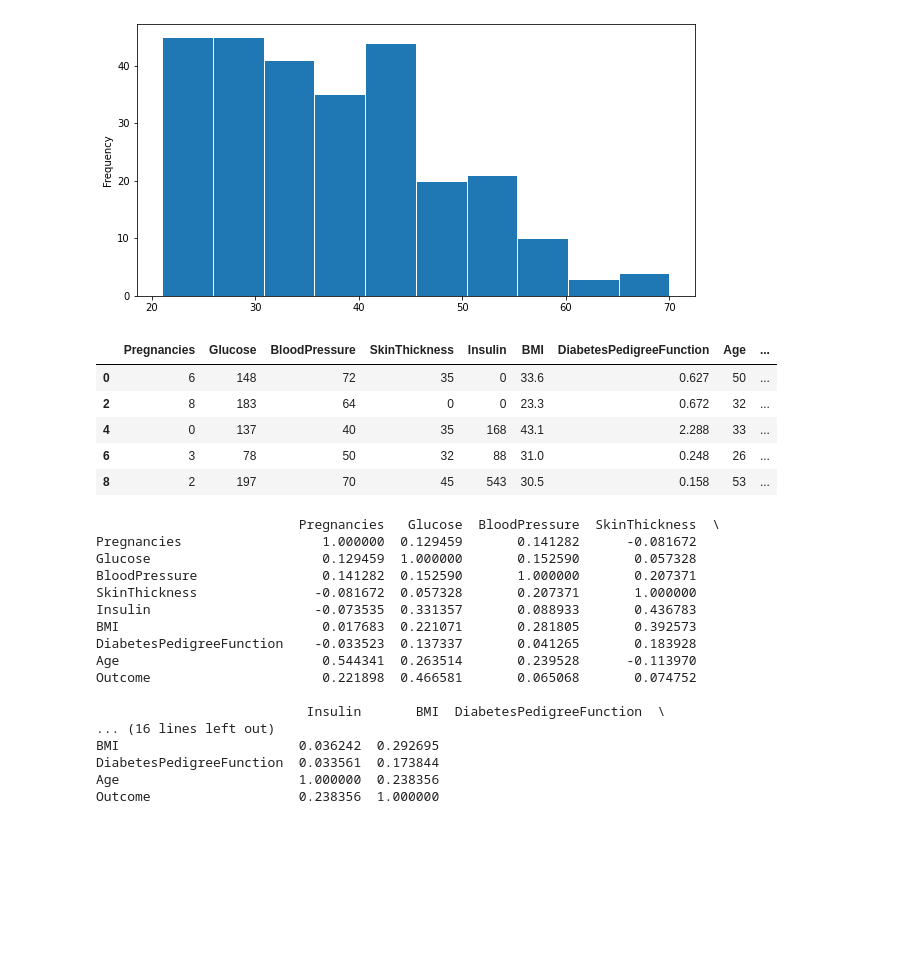
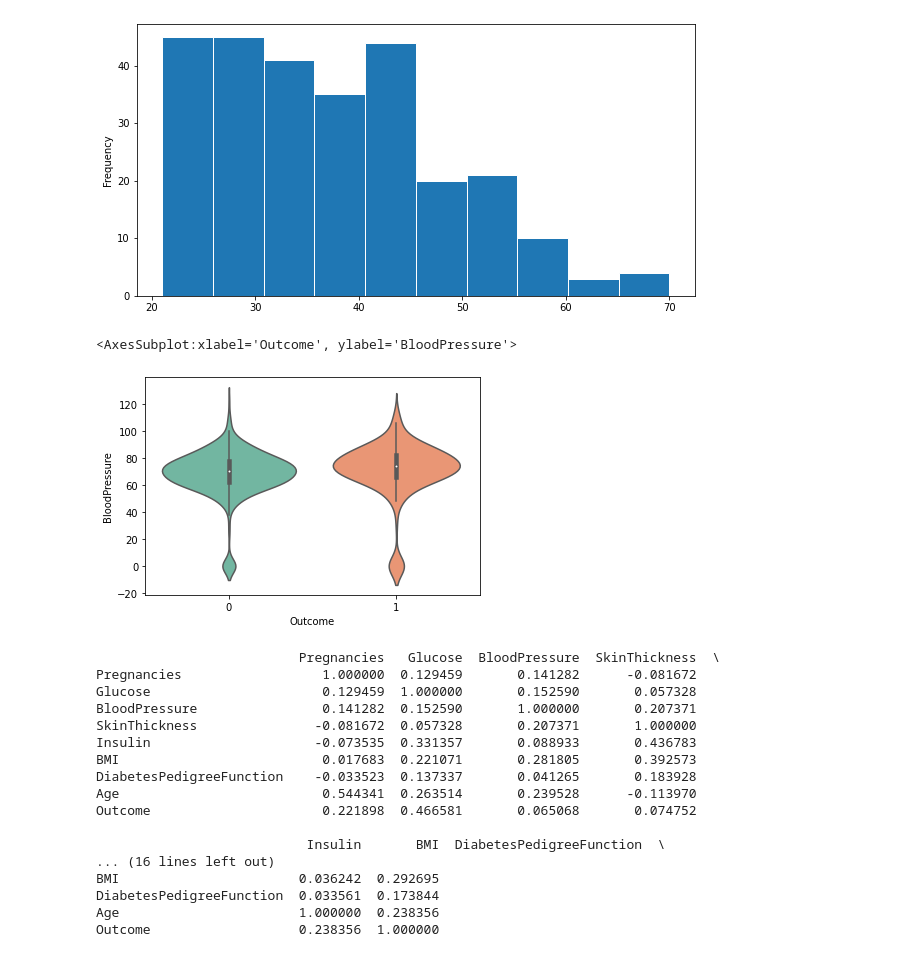
Before and after one commit to XXGdragonXX/Diabetes-Prediction, a Jupyter notebook: Diabetes Finder.ipynb, the cells around one changed output. Drawn from its saved outputs; the diff is of its cells as text; code cells hidden in the pictures; blank space fills up the shorter version.

```diff
--- a/Diabetes Finder.ipynb
+++ b/Diabetes Finder.ipynb
@@ -8,7 +8,7 @@ import matplotlib.pyplot as plt
 
 from sklearn.linear_model import LogisticRegression
 # %%
-df=pd.read_csv('E:\Project\diabetes.csv')
+df=pd.read_csv(r'E:\Project\Diabetes Finder\diabetes.csv')
 df.head(10)
 # %% [output]
 |  | Pregnancies | Glucose | BloodPressure | SkinThickness | Insulin | BMI | DiabetesPedigreeFunction | Age | ... |
@@ -72,15 +72,12 @@ r1['Age'].plot.hist(bins=10,figsize=(10,5),edgecolor='white')
 # %% [output]
 <AxesSubplot:ylabel='Frequency'>
 [figure]
-# %%
-r1.head()
-# %% [output]
-|  | Pregnancies | Glucose | BloodPressure | SkinThickness | Insulin | BMI | DiabetesPedigreeFunction | Age | ... |
-| 0 | 6 | 148 | 72 | 35 | 0 | 33.6 | 0.627 | 50 | ... |
-| 2 | 8 | 183 | 64 | 0 | 0 | 23.3 | 0.672 | 32 | ... |
-| 4 | 0 | 137 | 40 | 35 | 168 | 43.1 | 2.288 | 33 | ... |
-| 6 | 3 | 78 | 50 | 32 | 88 | 31.0 | 0.248 | 26 | ... |
-| 8 | 2 | 197 | 70 | 45 | 543 | 30.5 | 0.158 | 53 | ... |
+# %%
+#Classifing the relation b/w blood pressure and diabetes
+sns.violinplot(x='Outcome', y='BloodPressure', data=df, palette='Set2', split=True)
+# %% [output]
+<AxesSubplot:xlabel='Outcome', ylabel='BloodPressure'>
+[figure, added]
 # %%
 # Finding pairwise correlation
 correlation=df.corr()
```
Also changed, not shown: parts of 2 cells of this notebook.
